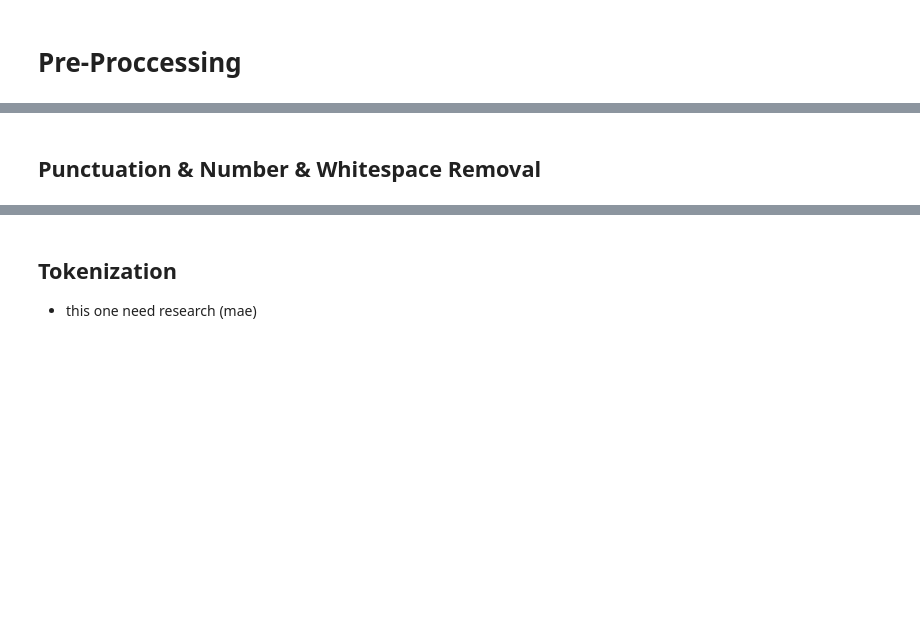
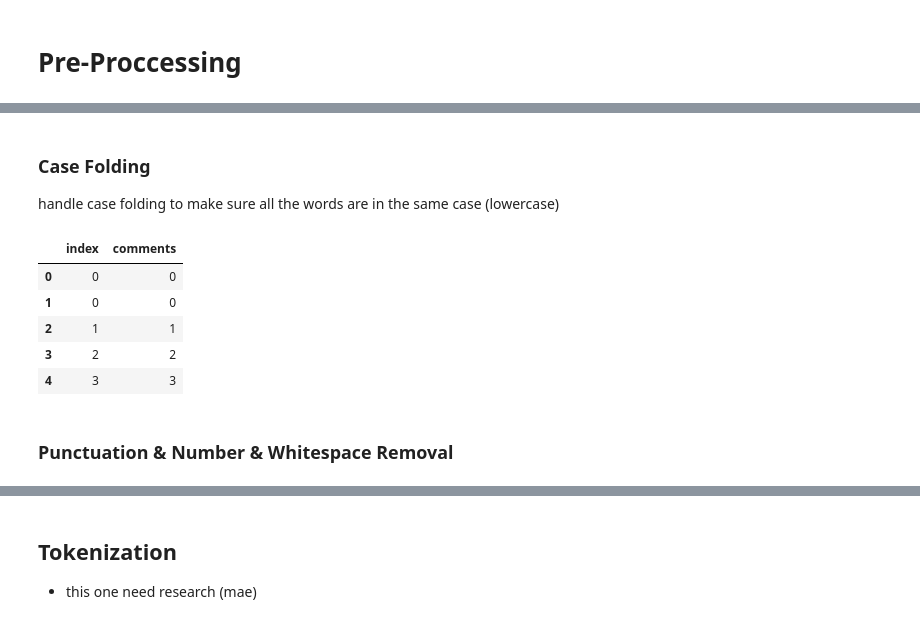
Before and after one commit to AureliusIvan/Sentiment-Analysis-of-Indonesia-Presidential-Election-2024-based-on-Instagram-Comments, a Jupyter notebook: NB.ipynb, the cells around one changed output, grey strips where cells are left out. Saved outputs shown, nothing was run; the diff lists cells and outputs as text; code cells hidden in the pictures; blank space fills up the shorter version.

```diff
--- a/NB.ipynb
+++ b/NB.ipynb
@@ -53,2 +179,54 @@ anies_after = pd.read_csv('./Dataset/Anies/anies_after.csv')
+# %% [markdown]
+### Case Folding
+
+handle case folding to make sure all the words are in the same case (lowercase)
+# %%
+import string
+# Handle case folding
+# def case_folding(data):
+#     datatemps = []
+#     for i in range(0, len(data)):
+#         try:
+#             print(data['comments'][i])
+#             commentTemp = data['comments'][i]
+#             datatemps.append(commentTemp.str.lower())
+#             #lower case
+#             commentTemp = data
+#         except KeyError as e:
+#             # print(f"KeyError at index {i}: {e}")
+#             pass # skip the row if there is no comment
+#     datatemps = {'comments': datatemps}
+#     return pd.DataFrame(datatemps)
+
+def case_folding(data):
+    datatemps = []
+    for i in range(0, len(data)):
+        try:
+            commentTemp = data['comments'][i]
+            if isinstance(commentTemp, str):  # Check if the value is a string
+                datatemps.append(commentTemp.lower())
+        except KeyError as e:
+            # print(f"KeyError at index {i}: {e}")
+            pass  # skip the row if there is no comment
+    datatemps = {'comments': datatemps}
+    return pd.DataFrame(datatemps)
+
+
+anies_before['comments'] =  pd.DataFrame(case_folding(anies_before))
+anies_after['comments'] =  pd.DataFrame(case_folding(anies_after))
+ganjar_before['comments'] =  pd.DataFrame(case_folding(ganjar_before))
+ganjar_after['comments'] =  pd.DataFrame(case_folding(ganjar_after))
+prabowo_before['comments'] =  pd.DataFrame(case_folding(prabowo_before))
+prabowo_after['comments'] =  pd.DataFrame(case_folding(prabowo_after))
+secondary_dataset['comments'] =  pd.DataFrame(case_folding(secondary_dataset))
+
+display(anies_after.head())
+# %% [output]
+|  | index | comments |
+| 0 | 0 | 0 |
+| 1 | 0 | 0 |
+| 2 | 1 | 1 |
+| 3 | 2 | 2 |
+| 4 | 3 | 3 |
 # %% [markdown]
-## Punctuation & Number & Whitespace Removal
+### Punctuation & Number & Whitespace Removal
```
Also changed, not shown: parts of 40 cells of this notebook, 14 other files.
